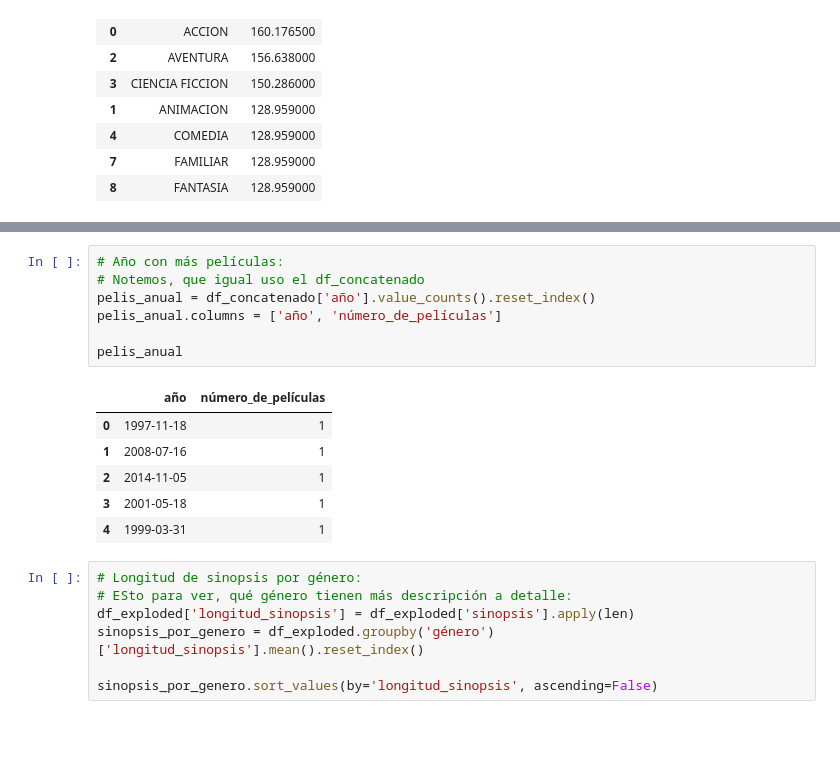
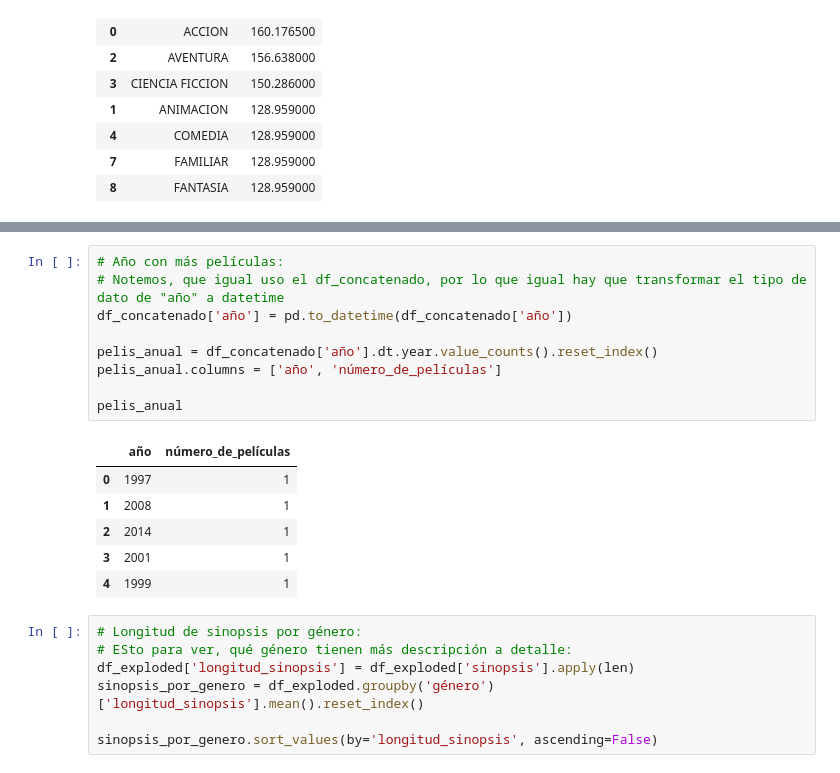
Before and after one commit to earo12/API-example, a Jupyter notebook: API_Movie.ipynb, the cells around one changed output, grey strips where cells are left out. Cells and saved outputs as stored; diff of their text form; blank space fills up the shorter version.

```diff
--- a/API_Movie.ipynb
+++ b/API_Movie.ipynb
@@ -544,17 +560,19 @@ popularidad_genero
 # %%
 # Año con más películas:
-# Notemos, que igual uso el df_concatenado
-pelis_anual = df_concatenado['año'].value_counts().reset_index()
+# Notemos, que igual uso el df_concatenado, por lo que igual hay que transformar el tipo de dato de "año" a datetime
+df_concatenado['año'] = pd.to_datetime(df_concatenado['año'])
+
+pelis_anual = df_concatenado['año'].dt.year.value_counts().reset_index()
 pelis_anual.columns = ['año', 'número_de_películas']
 
 pelis_anual
 # %% [output]
 |  | año | número_de_películas |
-| 0 | 1997-11-18 | 1 |
-| 1 | 2008-07-16 | 1 |
-| 2 | 2014-11-05 | 1 |
-| 3 | 2001-05-18 | 1 |
-| 4 | 1999-03-31 | 1 |
+| 0 | 1997 | 1 |
+| 1 | 2008 | 1 |
+| 2 | 2014 | 1 |
+| 3 | 2001 | 1 |
+| 4 | 1999 | 1 |
 # %%
 # Longitud de sinopsis por género:
 # ESto para ver, qué género tienen más descripción a detalle:
```
Also changed, not shown: parts of 14 cells of this notebook.
